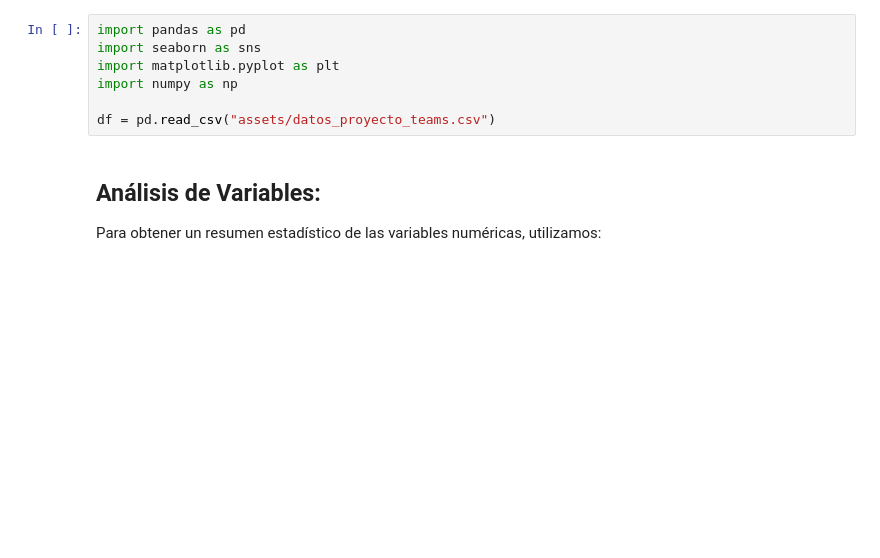
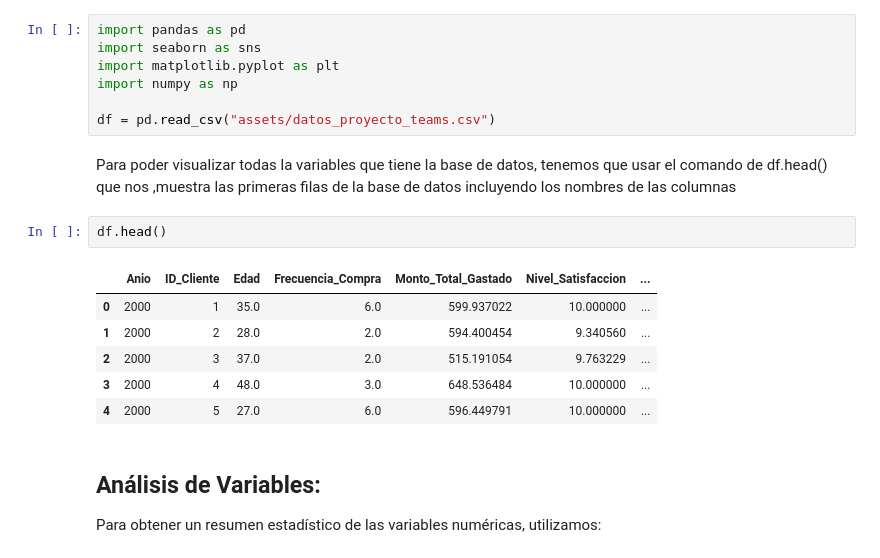
Before and after one commit to sebas3261/analitica, a Jupyter notebook: Untitled.ipynb, the cells around one changed output. Saved outputs shown, nothing was run; the diff lists cells and outputs as text; blank space fills up the shorter version.

```diff
--- a/Untitled.ipynb
+++ b/Untitled.ipynb
@@ -9,6 +9,17 @@ import matplotlib.pyplot as plt
 import numpy as np
 
 df = pd.read_csv("assets/datos_proyecto_teams.csv")
+# %% [markdown]
+Para poder visualizar todas la variables que tiene la base de datos, tenemos que usar el comando de df.head() que nos ,muestra las primeras filas de la base de datos incluyendo los nombres de las columnas
+# %%
+df.head()
+# %% [output]
+|  | Anio | ID_Cliente | Edad | Frecuencia_Compra | Monto_Total_Gastado | Nivel_Satisfaccion | ... |
+| 0 | 2000 | 1 | 35.0 | 6.0 | 599.937022 | 10.000000 | ... |
+| 1 | 2000 | 2 | 28.0 | 2.0 | 594.400454 | 9.340560 | ... |
+| 2 | 2000 | 3 | 37.0 | 2.0 | 515.191054 | 9.763229 | ... |
+| 3 | 2000 | 4 | 48.0 | 3.0 | 648.536484 | 10.000000 | ... |
+| 4 | 2000 | 5 | 27.0 | 6.0 | 596.449791 | 10.000000 | ... |
 # %% [markdown]
 ## Análisis de Variables:
 Para obtener un resumen estadístico de las variables numéricas, utilizamos:
```
Also changed, not shown: parts of 14 cells of this notebook.
